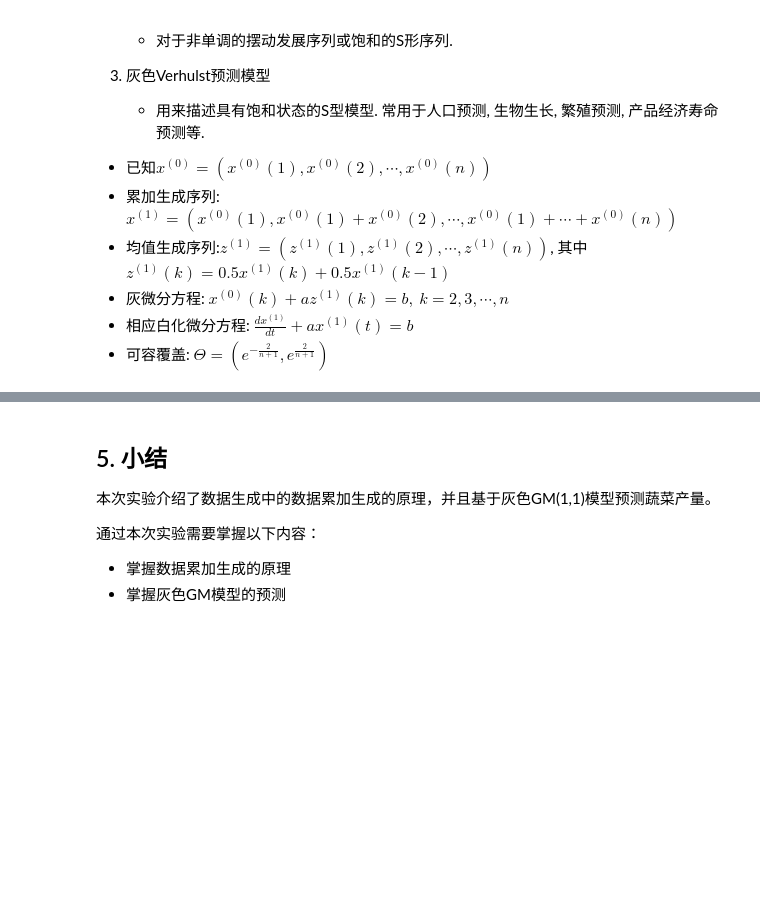
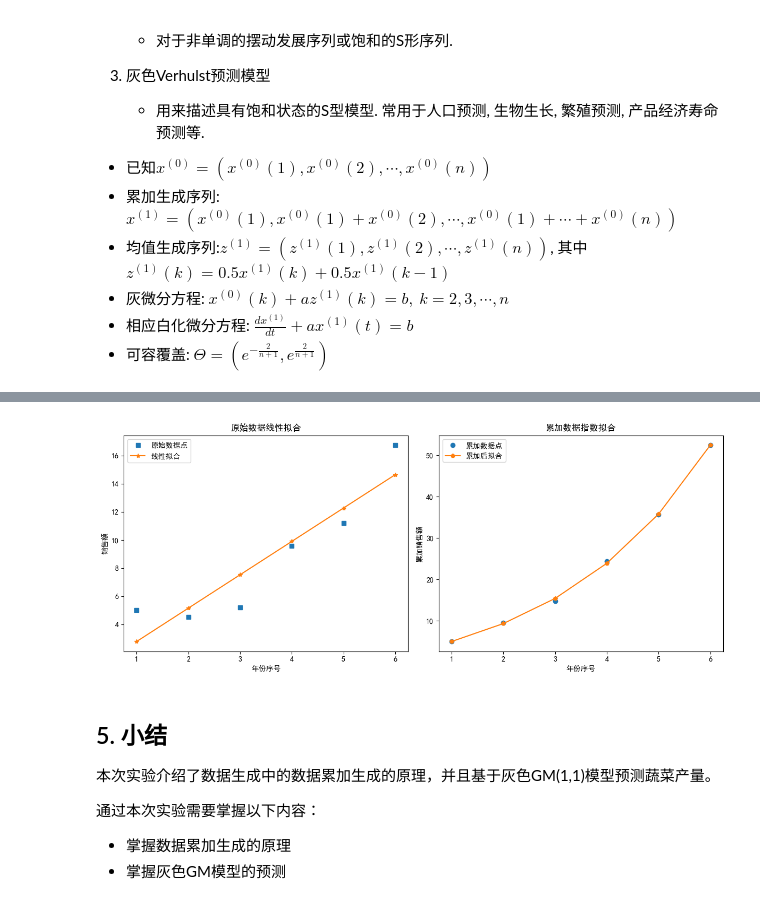
Before and after one commit to yohoten/MMAA-Py, a Jupyter notebook: notebooks/18.灰色GM预测模型.ipynb, the cells around one changed output, grey strips where cells are left out. Drawn from its saved outputs; the diff is of its cells as text; code cells hidden in the pictures; blank space fills up the shorter version.

```diff
--- a/notebooks/18.灰色GM预测模型.ipynb
+++ b/notebooks/18.灰色GM预测模型.ipynb
@@ -78,6 +78,8 @@ $$
 import numpy as np
 import pandas as pd
 import matplotlib.pyplot as plt
+plt.rcParams['font.sans-serif']=['SimHei']
+plt.rc('axes',unicode_minus=False)
 from sklearn.linear_model import LinearRegression
 from scipy.optimize import curve_fit
 # 用来正常显示中文标签
@@ -559,0 +385,88 @@ print('\n', test_table, sep='')
+# %%
+import numpy as np
+import pandas as pd
+import matplotlib.pyplot as plt
+from scipy.optimize import curve_fit
+import warnings
+
+warnings.filterwarnings('ignore')
+
+# 中文显示设置：增加字体回退，避免 SimHei 不存在时报错/警告
+plt.rcParams['font.sans-serif'] = [
+    'SimHei', 'Microsoft YaHei', 'Arial Unicode MS', 'DejaVu Sans'
+]
+plt.rcParams['axes.unicode_minus'] = False
+
+t0 = np.arange(1, 7, dtype=float)
+x0 = np.array([5.045, 4.536, 5.236, 9.589, 11.239, 16.762], dtype=float)
+
+# =========================
+# 1. 原始数据线性拟合
+# 不依赖 sklearn，使用 numpy.polyfit
+# =========================
+coef = np.polyfit(t0, x0, 1)          # coef = [斜率, 截距]
+x11 = np.polyval(coef, t0)
+
+print('回归参数估计值：')
+print(f'斜率 = {coef[0]:.6f}, 截距 = {coef[1]:.6f}')
+print('线性拟合预测值：')
+print(x11)
+
+# =========================
+# 2. 一次累加生成
+# =========================
+x1 = np.cumsum(x0)
+
+def func(t, a, b, c):
+    return a * np.exp(b * t) + c
+
+# 指数曲线拟合
+popt, pcov = curve_fit(func, t0, x1, maxfev=10000)
+x12 = func(t0, *popt)
+
+print('拟合参数值为：', popt)
+print('累加数据拟合值：', x12)
+
+# =========================
+# 3. 累减还原
+# =========================
+x13 = x12.copy()
+x13[1:] = np.diff(x12)
+print('累加拟合值累减还原后：', x13)
+
+# =========================
+# 4. 计算 MSE
+# =========================
+def mse(y_true, y_pred):
+    y_true = np.asarray(y_true)
+    y_pred = np.asarray(y_pred)
+    return np.mean((y_true - y_pred) ** 2)
+
+print('原数据线性拟合MSE:', mse(x0, x11))
+print('累加数据指数拟合MSE:', mse(x1, x12))
+print('指数预测累加数据还原后MSE:', mse(x0, x13))
+
+# =========================
+# 5. 绘图
+# =========================
+plt.figure(figsize=(12, 5))
+
+plt.subplot(121)
+h1, = plt.plot(t0, x0, 's', label='原始数据点')
+h2, = plt.plot(t0, x11, '*-', label='线性拟合')
+plt.legend(handles=[h1, h2], loc='upper left')
+plt.title('原始数据线性拟合')
+plt.xlabel('年份序号')
+plt.ylabel('销售额')
+
+plt.subplot(122)
+h3, = plt.plot(t0, x1, 'o', label='累加数据点')
+h4, = plt.plot(t0, x12, 'p-', label='累加后拟合')
+plt.legend(handles=[h3, h4])
+plt.title('累加数据指数拟合')
+plt.xlabel('年份序号')
+plt.ylabel('累加销售额')
+
+plt.tight_layout()
+plt.show()
+# %% [output]
@@ -560,3 +483,4 @@ print('\n', test_table, sep='')
+[figure, added]
 # %% [markdown]
 ## 5. 小结
 
```
Also changed, not shown: parts of 5 cells of this notebook, 12 other files.
